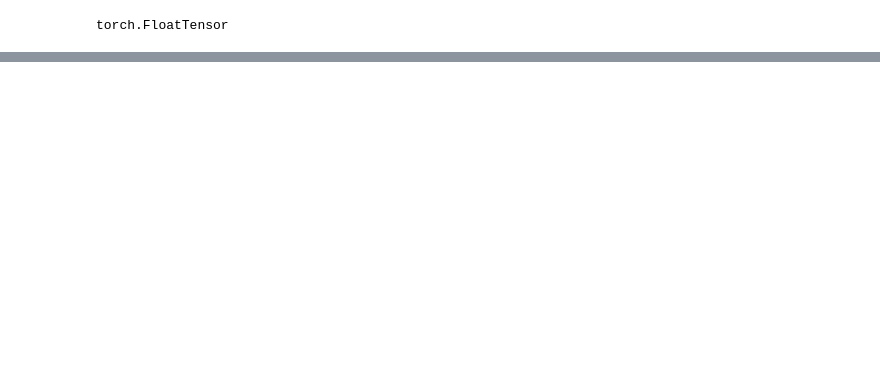
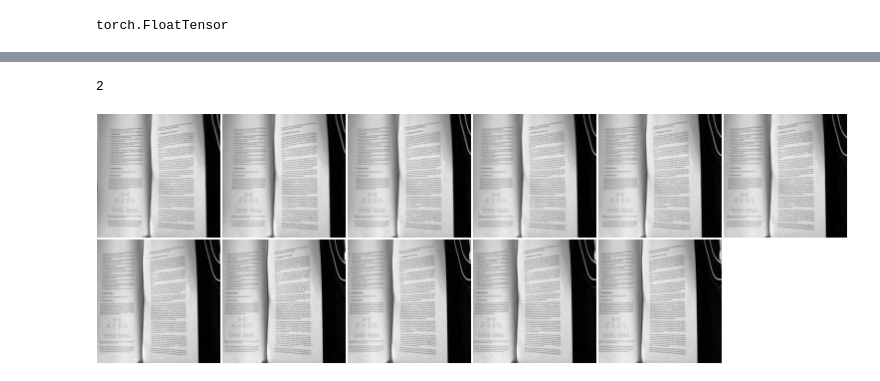
Before and after one commit to JesseYang/video_segmentation.torch, a Jupyter notebook: test_loader.ipynb, the cells around one changed output, grey strips where cells are left out. Saved outputs shown, nothing was run; the diff lists cells and outputs as text; code cells hidden in the pictures; blank space fills up the shorter version.

```diff
--- a/test_loader.ipynb
+++ b/test_loader.ipynb
@@ -3,4 +3,4 @@ require 'Loader'
 # %% [output]
 true
 # %%
-indexer = indexer('./prepare_datasets/lmdb/train/', 20)
+indexer = indexer('./prepare_datasets/lmdb/train/', 10)
@@ -464,0 +227,8 @@ torch.range(1, 23628):split(10)
+# %%
+require 'image'
+i = 10
+print(targets[i])
+itorch.image({data[i][1], data[i][2], data[i][3], data[i][4], data[i][5], data[i][6], data[i][7], data[i][8], data[i][9], data[i][10], data[i][11]})
+# %% [output]
+2
+[figure, added]
```
Also changed, not shown: parts of 11 cells of this notebook, 6 other files.
